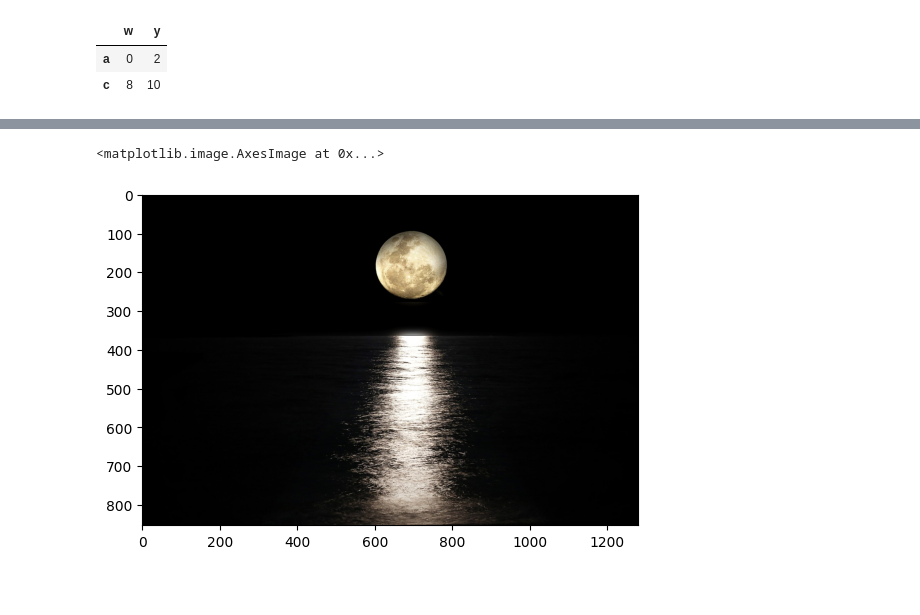
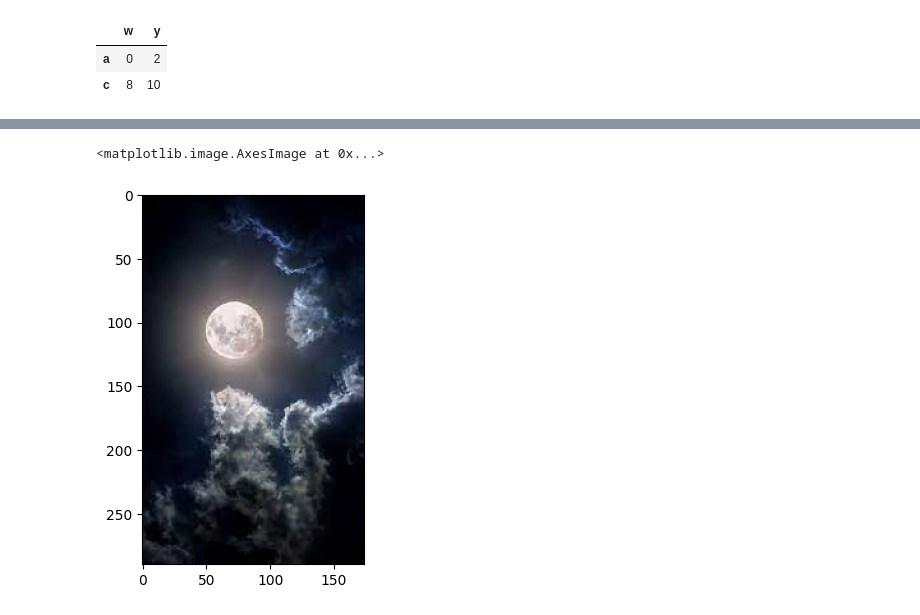
Before and after one commit to Tejaswi123803/Tejaswi, a Jupyter notebook: FMML_2023_Basics_of_Python.ipynb, the cells around one changed output, grey strips where cells are left out. Cells and saved outputs as stored; diff of their text form; code cells hidden in the pictures; blank space fills up the shorter version.

```diff
--- a/FMML_2023_Basics_of_Python.ipynb
+++ b/FMML_2023_Basics_of_Python.ipynb
@@ -551,8 +433,8 @@ plt.show()
 # %%
 import matplotlib.pyplot as plt
 # %%
-plt.imshow(plt.imread("/moon-2762111_1280.jpg"))
+plt.imshow(plt.imread("/content/moon.jpeg"))
 #after copypath place curser at code and press ctrl v
 # %% [output]
 <matplotlib.image.AxesImage at 0x...>
-[figure, old version]
+[figure, new version]
```
Also changed, not shown: parts of 24 cells of this notebook.
